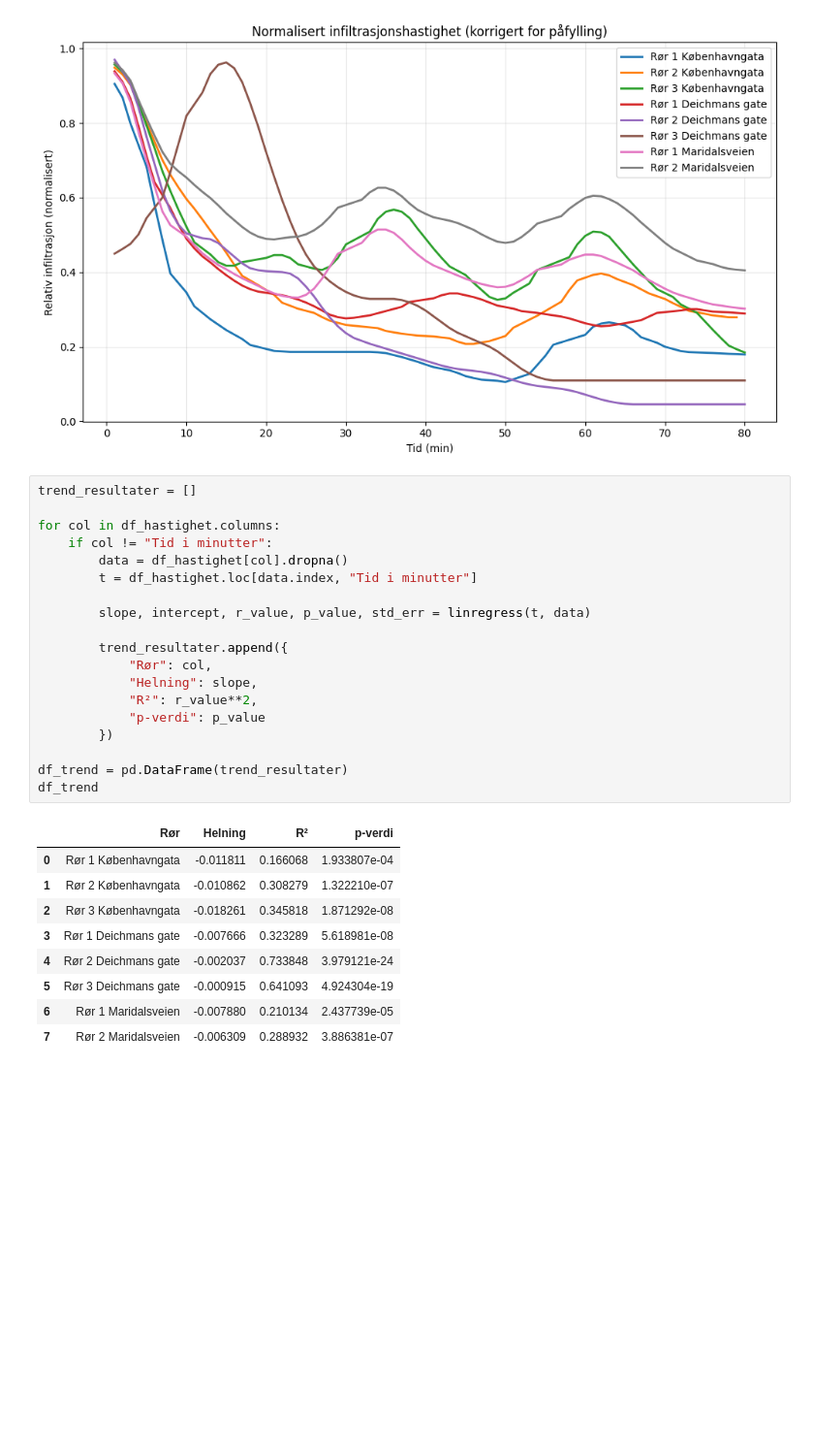
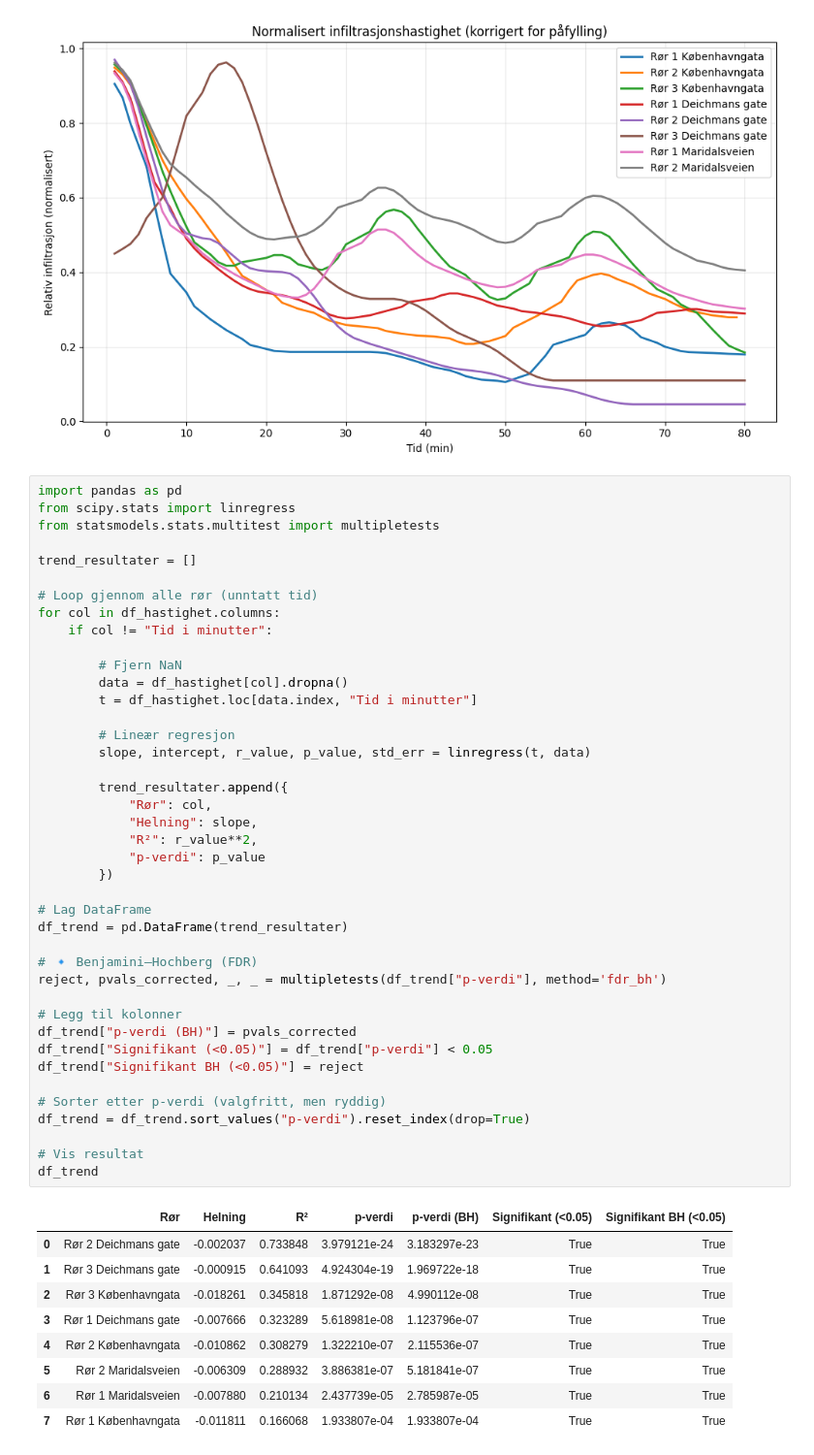
Before and after one commit to jsandtangen/Bachelor, a Jupyter notebook: notebook.ipynb, the cells around one changed output. Shown at 97% size. Cells and saved outputs as stored; diff of their text form; blank space fills up the shorter version.

```diff
--- a/notebook.ipynb
+++ b/notebook.ipynb
@@ -383,34 +404,56 @@ plt.show()
 # %% [output]
 [figure]
 # %%
+import pandas as pd
+from scipy.stats import linregress
+from statsmodels.stats.multitest import multipletests
+
 trend_resultater = []
 
+# Loop gjennom alle rør (unntatt tid)
 for col in df_hastighet.columns:
     if col != "Tid i minutter":
+
+        # Fjern NaN
         data = df_hastighet[col].dropna()
         t = df_hastighet.loc[data.index, "Tid i minutter"]
 
+        # Lineær regresjon
         slope, intercept, r_value, p_value, std_err = linregress(t, data)
 
         trend_resultater.append({
             "Rør": col,
             "Helning": slope,
             "R²": r_value**2,
             "p-verdi": p_value
         })
 
+# Lag DataFrame
 df_trend = pd.DataFrame(trend_resultater)
+
+# 🔹 Benjamini–Hochberg (FDR)
+reject, pvals_corrected, _, _ = multipletests(df_trend["p-verdi"], method='fdr_bh')
+
+# Legg til kolonner
+df_trend["p-verdi (BH)"] = pvals_corrected
+df_trend["Signifikant (<0.05)"] = df_trend["p-verdi"] < 0.05
+df_trend["Signifikant BH (<0.05)"] = reject
+
+# Sorter etter p-verdi (valgfritt, men ryddig)
+df_trend = df_trend.sort_values("p-verdi").reset_index(drop=True)
+
+# Vis resultat
 df_trend
 # %% [output]
-|  | Rør | Helning | R² | p-verdi |
-| 0 | Rør 1 Københavngata | -0.011811 | 0.166068 | 1.933807e-04 |
-| 1 | Rør 2 Københavngata | -0.010862 | 0.308279 | 1.322210e-07 |
-| 2 | Rør 3 Københavngata | -0.018261 | 0.345818 | 1.871292e-08 |
-| 3 | Rør 1 Deichmans gate | -0.007666 | 0.323289 | 5.618981e-08 |
-| 4 | Rør 2 Deichmans gate | -0.002037 | 0.733848 | 3.979121e-24 |
-| 5 | Rør 3 Deichmans gate | -0.000915 | 0.641093 | 4.924304e-19 |
-| 6 | Rør 1 Maridalsveien | -0.007880 | 0.210134 | 2.437739e-05 |
-| 7 | Rør 2 Maridalsveien | -0.006309 | 0.288932 | 3.886381e-07 |
+|  | Rør | Helning | R² | p-verdi | p-verdi (BH) | Signifikant (<0.05) | Signifikant BH (<0.05) |
+| 0 | Rør 2 Deichmans gate | -0.002037 | 0.733848 | 3.979121e-24 | 3.183297e-23 | True | True |
+| 1 | Rør 3 Deichmans gate | -0.000915 | 0.641093 | 4.924304e-19 | 1.969722e-18 | True | True |
+| 2 | Rør 3 Københavngata | -0.018261 | 0.345818 | 1.871292e-08 | 4.990112e-08 | True | True |
+| 3 | Rør 1 Deichmans gate | -0.007666 | 0.323289 | 5.618981e-08 | 1.123796e-07 | True | True |
+| 4 | Rør 2 Københavngata | -0.010862 | 0.308279 | 1.322210e-07 | 2.115536e-07 | True | True |
+| 5 | Rør 2 Maridalsveien | -0.006309 | 0.288932 | 3.886381e-07 | 5.181841e-07 | True | True |
+| 6 | Rør 1 Maridalsveien | -0.007880 | 0.210134 | 2.437739e-05 | 2.785987e-05 | True | True |
+| 7 | Rør 1 Københavngata | -0.011811 | 0.166068 | 1.933807e-04 | 1.933807e-04 | True | True |
 # %% [markdown]
 Sammenheng mellom trendanalyse og graf
 
```
Also changed, not shown: parts of 4 cells of this notebook.
